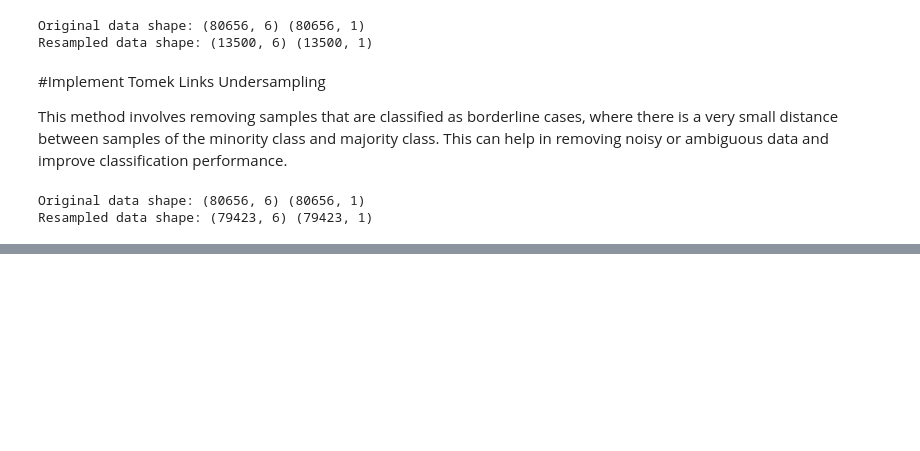
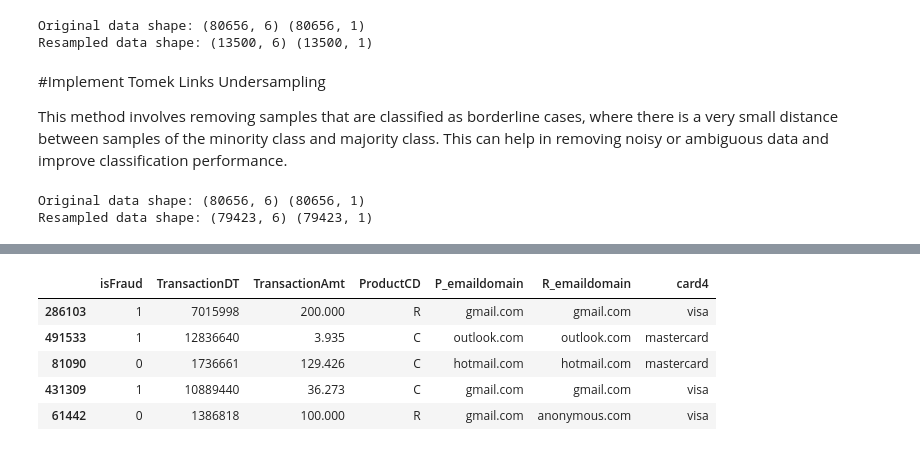
Before and after one commit to ngetachew/p-fraud, a Jupyter notebook: furukawa_nn_poc.ipynb, the cells around one changed output, grey strips where cells are left out. Drawn from its saved outputs; the diff is of its cells as text; code cells hidden in the pictures; blank space fills up the shorter version.

```diff
--- a/furukawa_nn_poc.ipynb
+++ b/furukawa_nn_poc.ipynb
@@ -382,0 +543,22 @@ Resampled data: 0.29636842012405396 0.9127588868141174
+# %%
+#Manually oversample
+df = df.sample(frac=1)
+is_Fraud1 = df.loc[df['isFraud'] == 1]
+is_Fraud0 = df.loc[df['isFraud'] == 0]
+
+normal_distributed_df = pd.concat([is_Fraud1, is_Fraud1, is_Fraud1, is_Fraud1, is_Fraud1,
+                                    is_Fraud1, is_Fraud1, is_Fraud1, is_Fraud1, is_Fraud1,
+                                   is_Fraud0])
+
+# Shuffle dataframe rows
+df = normal_distributed_df.sample(frac=1, random_state=42)
+df.head()
+
+df.shape()
+# %% [output]
+|  | isFraud | TransactionDT | TransactionAmt | ProductCD | P_emaildomain | R_emaildomain | card4 |
+| 286103 | 1 | 7015998 | 200.000 | R | gmail.com | gmail.com | visa |
+| 491533 | 1 | 12836640 | 3.935 | C | outlook.com | outlook.com | mastercard |
+| 81090 | 0 | 1736661 | 129.426 | C | hotmail.com | hotmail.com | mastercard |
+| 431309 | 1 | 10889440 | 36.273 | C | gmail.com | gmail.com | visa |
+| 61442 | 0 | 1386818 | 100.000 | R | gmail.com | anonymous.com | visa |
```
Also changed, not shown: parts of 18 cells of this notebook, 1 other file.
